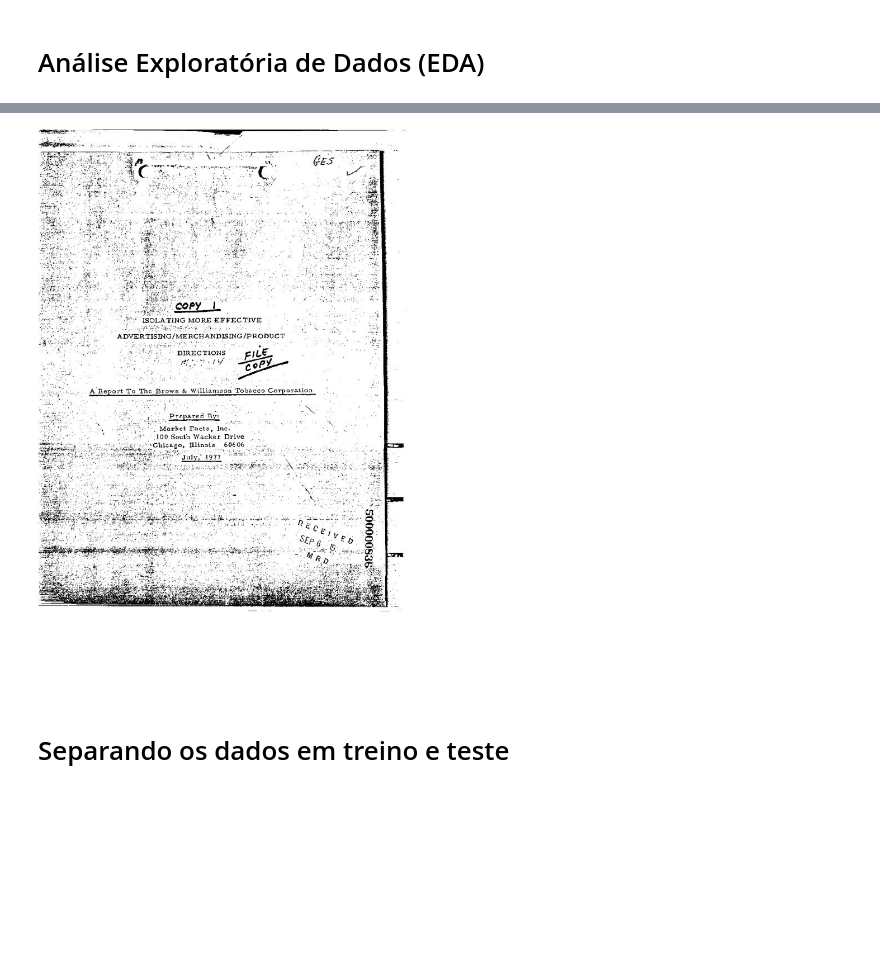
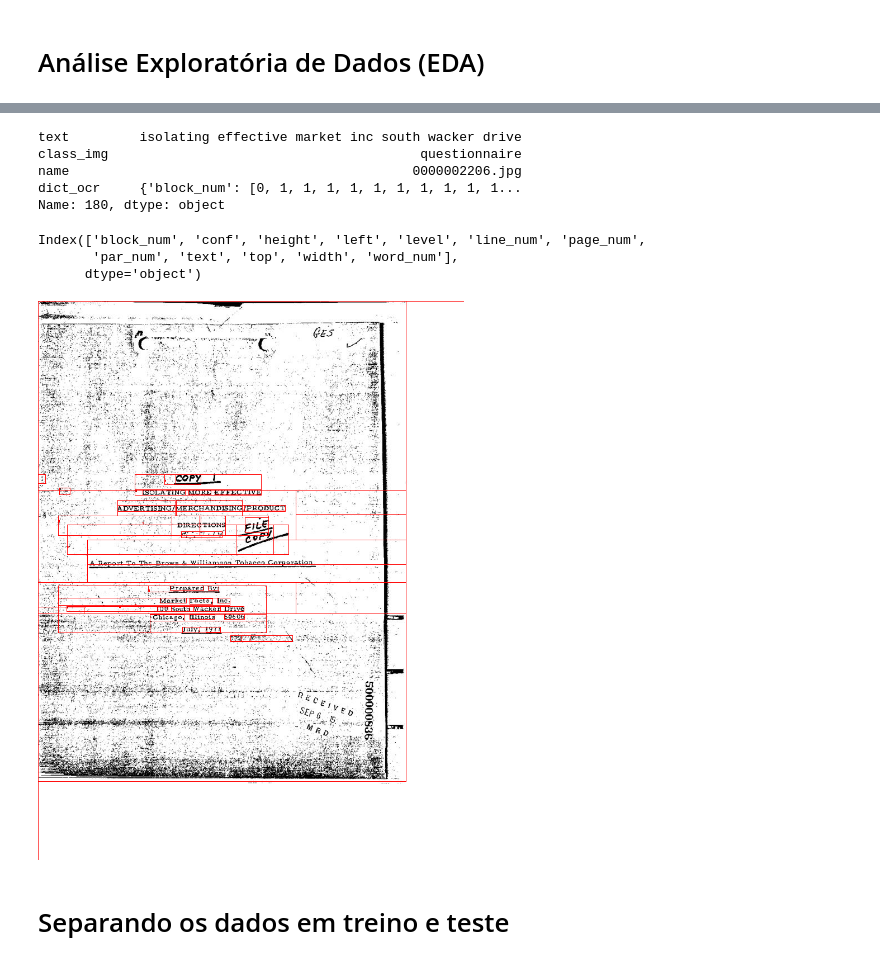
Before and after one commit to kaiomudkt/projeto_Machine_Learning, a Jupyter notebook: ML_shaz13.ipynb, the cells around one changed output, grey strips where cells are left out. Drawn from its saved outputs; the diff is of its cells as text; code cells hidden in the pictures; blank space fills up the shorter version.

```diff
--- a/ML_shaz13.ipynb
+++ b/ML_shaz13.ipynb
@@ -70,6 +73,7 @@ df.head(20)
 # %%
-from PIL import Image, ImageDraw, ImageFont
-
-image = Image.open(f"{path_dataset}/invoice/0000137486.jpg")
+from PIL import Image
+class_img = 'questionnaire'
+name_img = '0000002206.jpg'
+image = Image.open(f"{path_dataset}/{class_img}/{name_img}")
 image
 # %% [output]
@@ -77,12 +81,27 @@ image
-# %%
-
-image = Image.open(f"{path_dataset}/questionnaire/0000002206.jpg")
-image
-# %% [output]
-[figure, removed]
+# %%
+# Usar query para filtrar e iloc para pegar a primeira linha
+filtered_row = df.query("class_img == @class_img and name == @name_img").iloc[0]
+filtered_row
+# %% [output]
+text         isolating effective market inc south wacker drive
+class_img                                        questionnaire
+name                                            0000002206.jpg
+dict_ocr     {'block_num': [0, 1, 1, 1, 1, 1, 1, 1, 1, 1, 1...
+Name: 180, dtype: object
+# %%
+# obtem a linha do DF onde essa imagem foi processada
+ocr_df = pd.DataFrame(filtered_row['dict_ocr'])
+ocr_df.columns
+# %% [output]
+Index(['block_num', 'conf', 'height', 'left', 'level', 'line_num', 'page_num',
+       'par_num', 'text', 'top', 'width', 'word_num'],
+      dtype='object')
 # %%
-ocr_df
-draw_bounding_boxes(image, ocr_df)
+#
+image = draw_bounding_boxes(image, ocr_df)
+image
+# %% [output]
+[figure, added]
 # %% [markdown]
 # Separando os dados em treino e teste
 # %%
```
Also changed, not shown: parts of 6 cells of this notebook, 1 other file.
